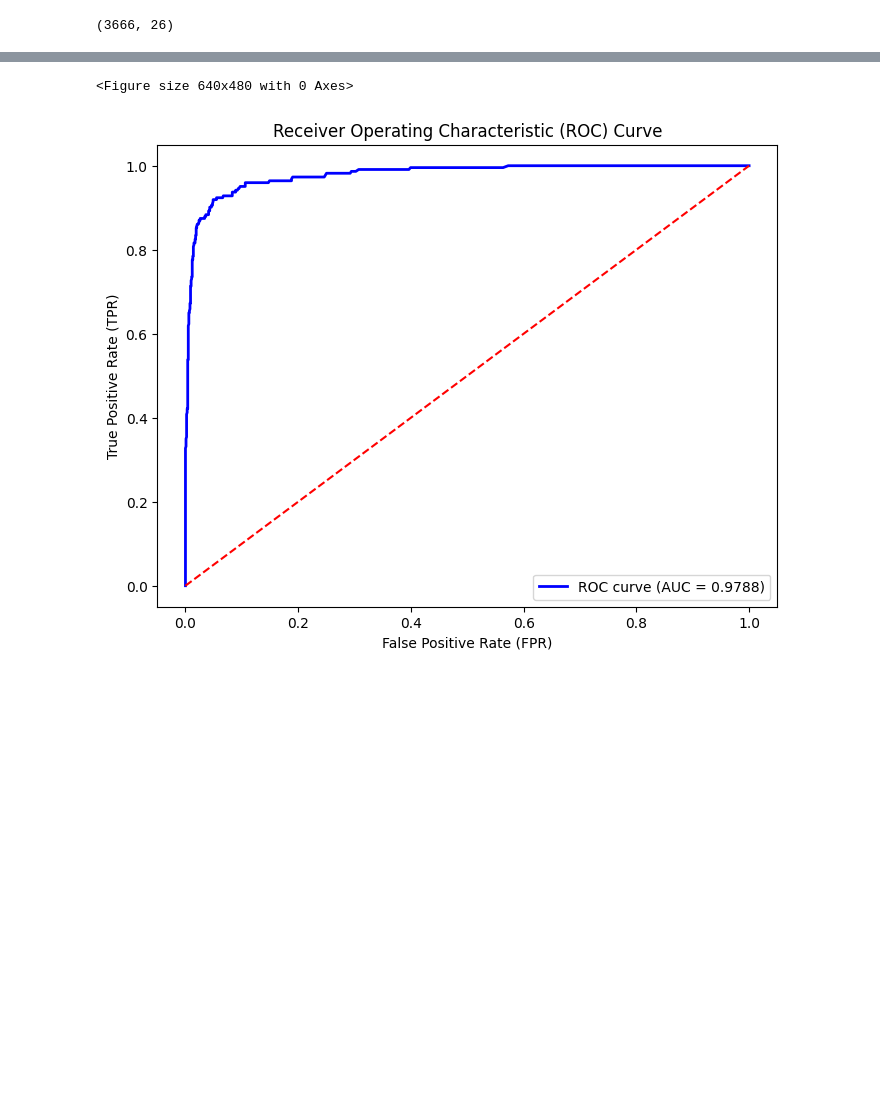
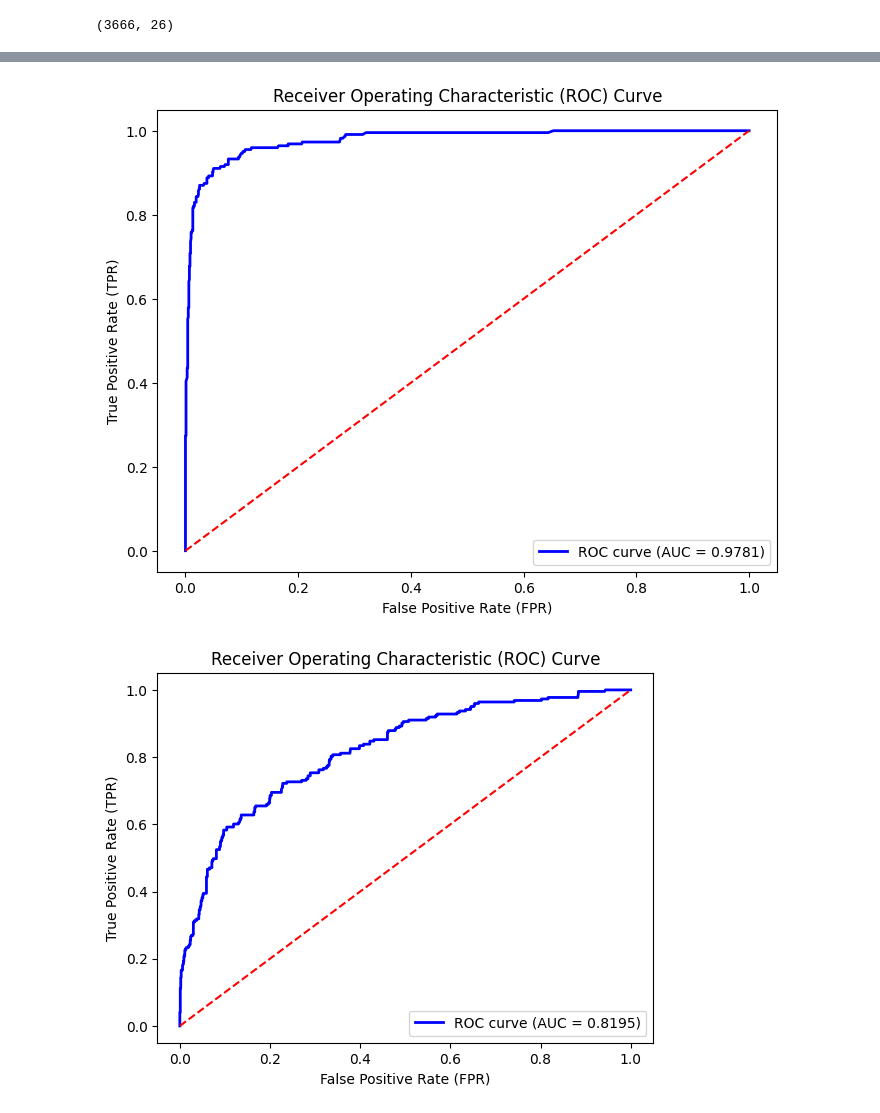
Before and after one commit to manjuq/holiday_package_prediction, a Jupyter notebook: model.ipynb, the cells around one changed output, grey strips where cells are left out. Drawn from its saved outputs; the diff is of its cells as text; code cells hidden in the pictures; blank space fills up the shorter version.

Commit message:
Add AdaBoost classifier, train, and plot ROC curve

```diff
--- a/model.ipynb
+++ b/model.ipynb
@@ -267,6 +267,7 @@ Xtrain.shape
 (3666, 26)
 # %%
 from sklearn.ensemble import RandomForestClassifier
+from sklearn.ensemble import AdaBoostClassifier
 from sklearn.tree import DecisionTreeClassifier
 from sklearn.linear_model  import LogisticRegression
 from sklearn.metrics import accuracy_score, classification_report, confusion_matrix, precision_score, recall_score, f1_score, roc_auc_score
@@ -274,7 +275,8 @@ from sklearn.metrics import accuracy_score, classification_report, confusion_mat
 models = {
     'LogisticRegression': LogisticRegression(),
     'Decision Tree': DecisionTreeClassifier(),
-    'Random Forest': RandomForestClassifier()
+    'Random Forest': RandomForestClassifier(),
+    'Adaboost': AdaBoostClassifier()
 }
 
 for i in range(len(list(models))):
@@ -341,3 +343,7 @@ rf_params = {'max_depth': [5,8,15,None, 10],
              'max_features': [5,7,'auto', 8],
              'min_samples_split': [2,8,15,20],
              'n_estimators': [100,200,500,1000]}
+adaboost_params = {'n_estimators': [50,60,70,80,90],
+                   'algorithm':['SAMME', 'SAMME.R']
+                   }
+adaboost_params
@@ -344,6 +352,7 @@ rf_params = {'max_depth': [5,8,15,None, 10],
 # %%
 #Models list for hyperparameter tuning
-randomcv_models = [('RF', RandomForestClassifier(), rf_params)]
+randomcv_models = [('RF', RandomForestClassifier(), rf_params),
+                   ('AB', AdaBoostClassifier(), adaboost_params)]
 randomcv_models
 # %% [output]
 [('RF',
@@ -390,6 +424,8 @@ Fitting 3 folds for each of 100 candidates, totalling 300 fits
 # %%
+#use best parameters
 models = {
-    "Random Forest": RandomForestClassifier(n_estimators=1000, max_depth=None, min_samples_split=2, max_features=7)
+    "Random Forest": RandomForestClassifier(n_estimators=200, max_depth=15, min_samples_split=2, max_features=8),
+    'Adaboost': AdaBoostClassifier(n_estimators=60, algorithm='SAMME')
 }
 
 for i in range(len(list(models))):
@@ -451,35 +488,40 @@ ROC AUC Score: 0.8390
 ===================================
 # %%
 #pot ROC UC Curve
-from sklearn.metrics import roc_auc_score, roc_curve, auc
-plt.figure()
+from sklearn.metrics import roc_curve, auc
+plt.figure(figsize=(8, 6))
 
 auc_models = [
     {
         'label': 'Random Forest Classifier',
         "model": RandomForestClassifier(n_estimators=1000, max_depth=None, min_samples_split=2, max_features=7),
         'auc': 0.8390
+    },
+        {
+        'label': 'Adaboost Classifier',
+        "model": AdaBoostClassifier(n_estimators=80, algorithm='SAMME'),
+        'auc': 0.6049
     }
 ]
 
 for alg in auc_models:
     model = alg['model']
     model.fit(Xtrain, ytrain)
     ypred = model.predict_proba(Xtest)[:,1]
 
     #Compute fpr ,tpr
     fpr, tpr, thresholds = roc_curve(ytest, ypred)
     roc_auc = auc(fpr, tpr)
 
     # Plot ROC curve
-    plt.figure(figsize=(8, 6))
+    #plt.figure(figsize=(8, 6))
     plt.plot(fpr, tpr, color='b', lw=2, label=f'ROC curve (AUC = {roc_auc:.4f})')
     plt.plot([0, 1], [0, 1], 'r--')  # Random classifier line
     plt.xlabel('False Positive Rate (FPR)')
     plt.ylabel('True Positive Rate (TPR)')
     plt.title('Receiver Operating Characteristic (ROC) Curve')
     plt.legend(loc='lower right')
     plt.show()
 # %% [output]
-<Figure size 640x480 with 0 Axes>
-[figure, old version]
+[figure, new version]
+[figure, added]
```
Also changed, not shown: parts of 5 cells of this notebook.
